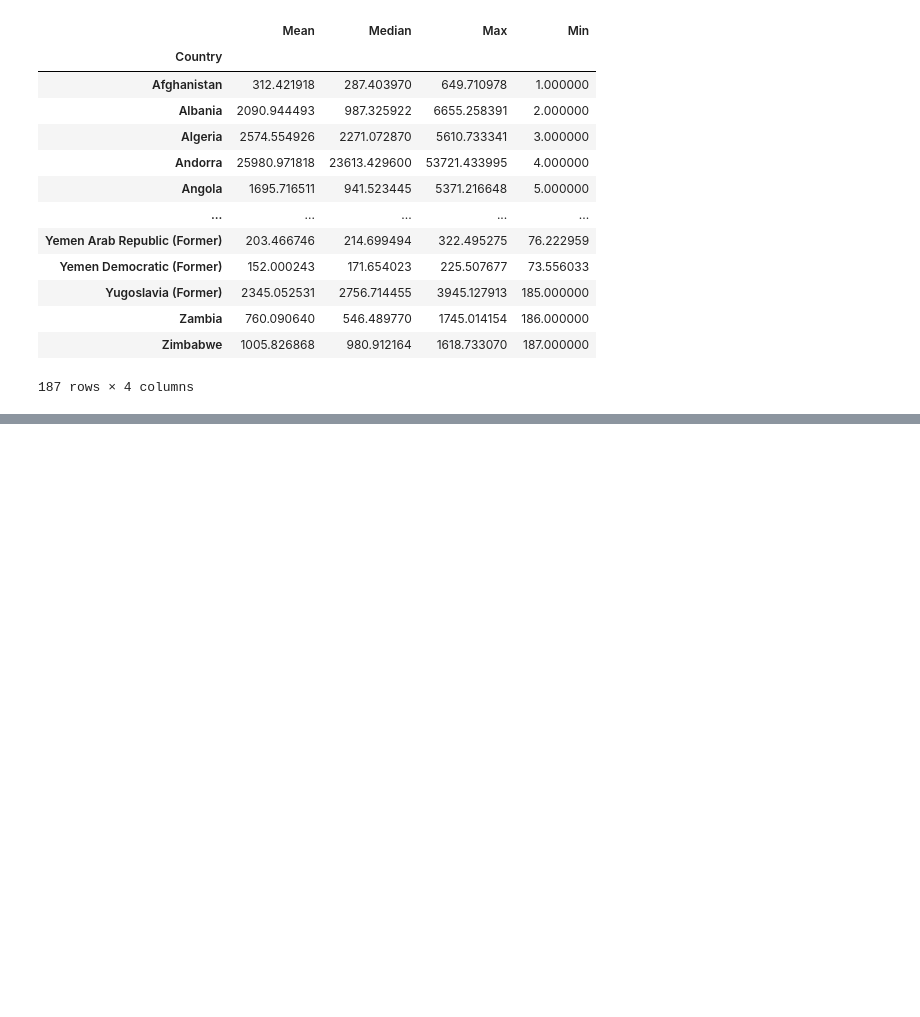
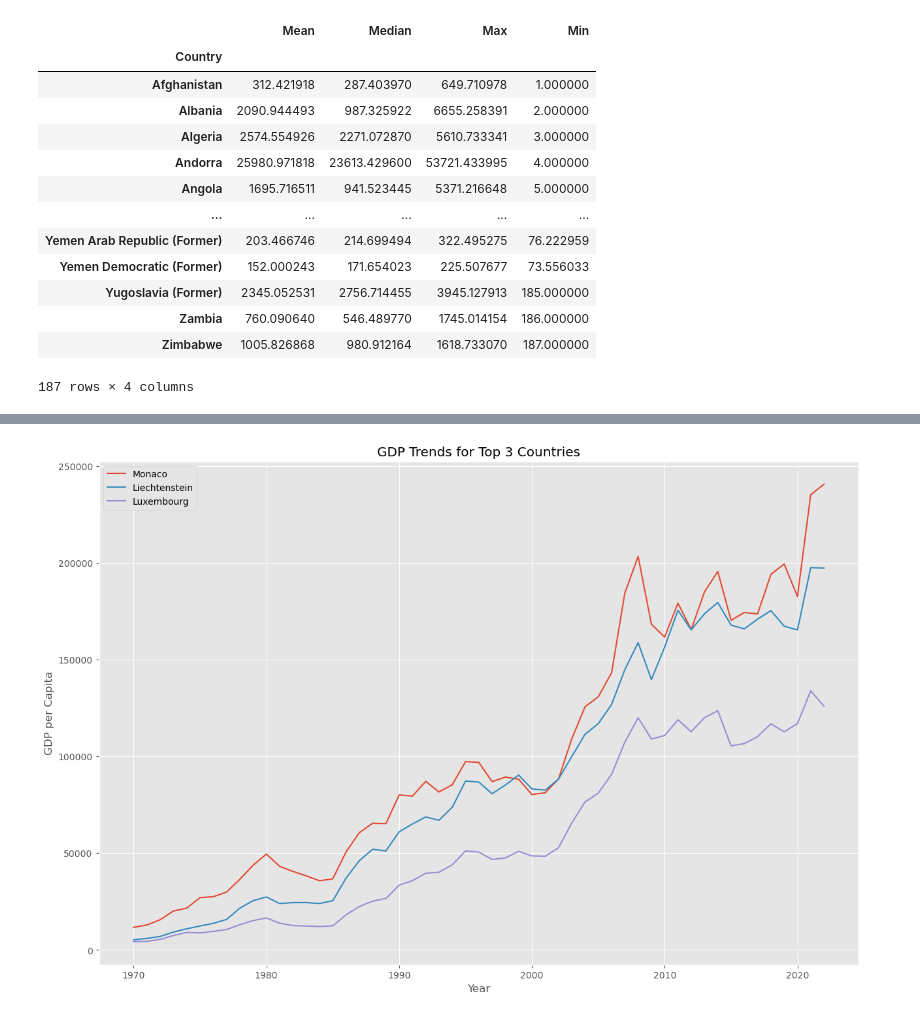
Before and after one commit to connerdekok/Country_GDP, a Jupyter notebook: Country_GDP.ipynb, the cells around one changed output, grey strips where cells are left out. Drawn from its saved outputs; the diff is of its cells as text; code cells hidden in the pictures; blank space fills up the shorter version.

```diff
--- a/Country_GDP.ipynb
+++ b/Country_GDP.ipynb
@@ -76,3 +76,100 @@ Conner Start
 Conner End
 # %%
 Emily Start
+# %%
+# Import required libraries
+import pandas as pd
+import matplotlib.pyplot as plt
+import seaborn as sns
+
+# Enable inline plotting for Jupyter Notebook
+%matplotlib inline
+
+# Set plot style for better visualizations
+plt.style.use('ggplot')
+
+# Load the data
+file_path = r"C:\Users\16513\OneDrive\Desktop\Repos\Country_GDP\data\Per Capita GDP.csv"
+df = pd.read_csv(file_path)
+
+# Print information about the dataframe
+print("DataFrame Info:")
+print(df.info())
+
+print("\nFirst few rows of the dataframe:")
+print(df.head())
+
+print("\nColumn names:")
+print(df.columns)
+
+# Assuming 'Sr.No' is the first column and 'Country' is the second column
+# Set the 'Country' column as the index
+df.set_index(df.columns[1], inplace=True)
+
+# Remove the 'Sr.No' column
+df = df.drop(df.columns[0], axis=1)
+
+# Convert remaining column names to integers (years)
+df.columns = pd.to_numeric(df.columns, errors='coerce')
+
+# Remove any columns that couldn't be converted to numeric (years)
+df = df.loc[:, df.columns.notna()]
+
+# Calculate summary statistics
+summary_df = pd.DataFrame({
+    'Mean': df.mean(axis=1),
+    'Median': df.median(axis=1),
+    'Max': df.max(axis=1),
+    'Min': df.min(axis=1)
+})
+
+# Find the country with the highest and lowest GDP overall
+max_gdp_country = summary_df['Max'].idxmax()
+min_gdp_country = summary_df['Min'].idxmin()
+
+print(f"\nCountry with the highest GDP: {max_gdp_country}")
+print(f"Country with the lowest GDP: {min_gdp_country}")
+
+# Find the top three countries by average GDP
+top_three_countries = summary_df['Mean'].nlargest(3)
+print("\nTop three countries by average GDP:")
+print(top_three_countries)
+
+# Print summary statistics
+print("\nSummary Statistics:")
+print(summary_df)
+
+# Plotting
+plt.figure(figsize=(15, 10))
+
+# Plot GDP trends for top 3 countries
+for country in top_three_countries.index:
+    plt.plot(df.columns, df.loc[country], label=country)
+
+plt.title("GDP Trends for Top 3 Countries")
+plt.xlabel("Year")
+plt.ylabel("GDP per Capita")
+plt.legend()
+plt.grid(True)
+plt.show()
+
+# Create a heatmap of GDP values for top 10 countries
+top_10_countries = summary_df['Mean'].nlargest(10).index
+plt.figure(figsize=(15, 8))
+sns.heatmap(df.loc[top_10_countries].T, cmap="YlOrRd", robust=True)
+plt.title("GDP Heatmap for Top 10 Countries")
+plt.xlabel("Country")
+plt.ylabel("Year")
+plt.show()
+
+# Calculate and plot GDP growth rates
+growth_rates = df.pct_change(axis=1).mean(axis=1).sort_values(ascending=False)
+plt.figure(figsize=(12, 6))
+growth_rates.head(20).plot(kind='bar')
+plt.title("Top 20 Countries by Average Annual GDP Growth Rate")
+plt.xlabel("Country")
+plt.ylabel("Average Annual Growth Rate")
+plt.xticks(rotation=45, ha='right')
+plt.tight_layout()
+plt.show()
+# %% [output]
@@ -78,0 +193 @@ Emily Start
+[figure, added]
```
Also changed, not shown: parts of 3 cells of this notebook.
